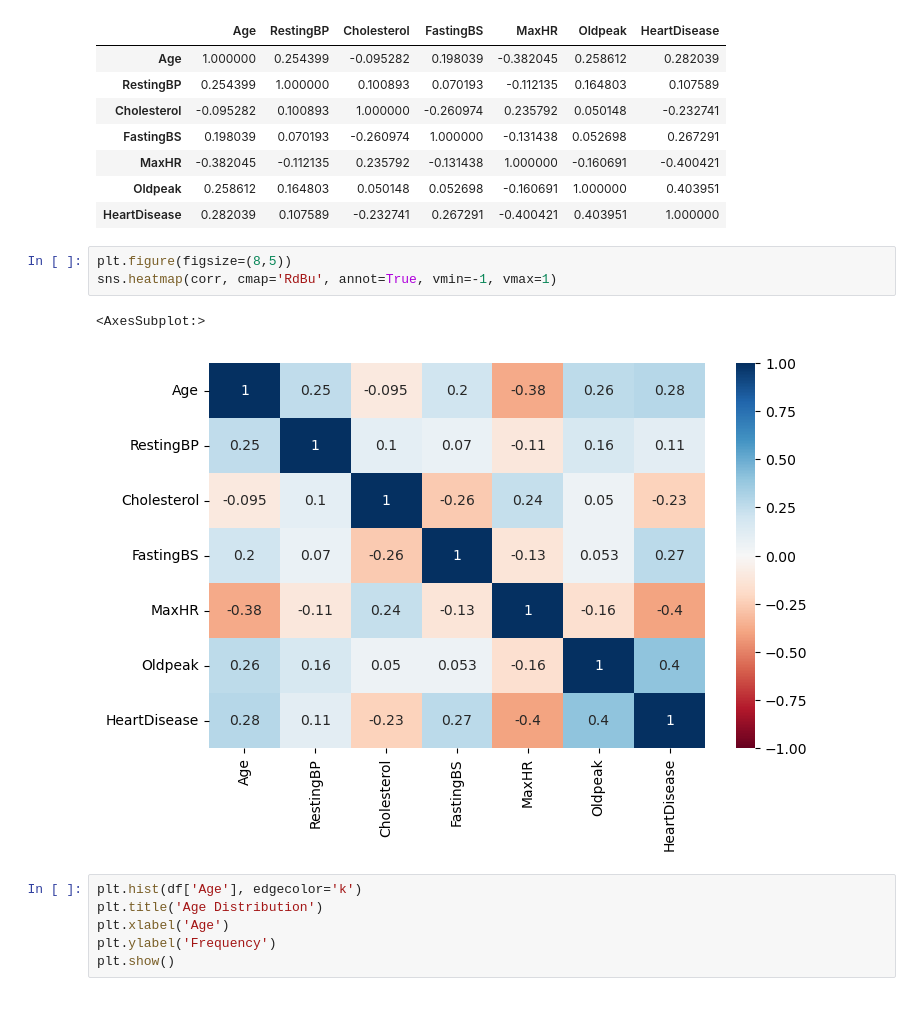
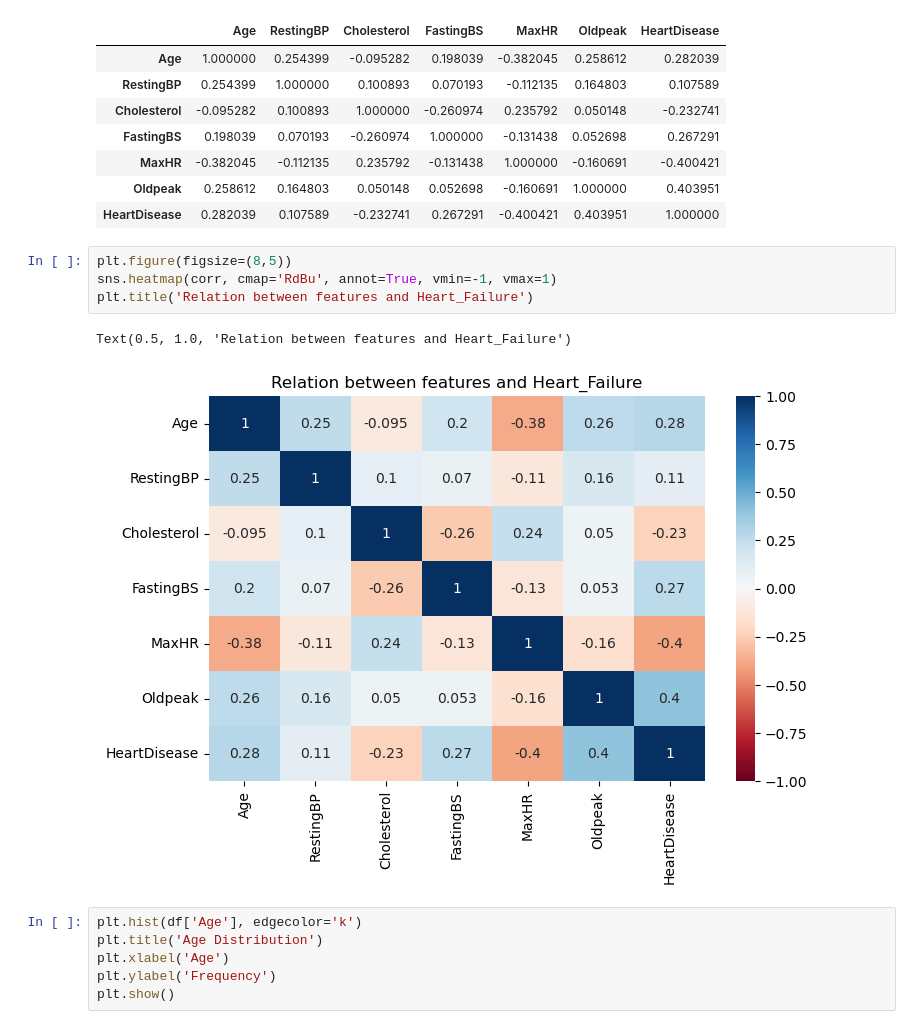
Before and after one commit to Rana0Ahmed/Heart-Failure-Prediction, a Jupyter notebook: Heart Failure Prediction.ipynb, the cells around one changed output. Saved outputs shown, nothing was run; the diff lists cells and outputs as text.

```diff
--- a/Heart Failure Prediction.ipynb
+++ b/Heart Failure Prediction.ipynb
@@ -70,9 +76,10 @@ corr
 # %%
 plt.figure(figsize=(8,5))
 sns.heatmap(corr, cmap='RdBu', annot=True, vmin=-1, vmax=1)
+plt.title('Relation between features and Heart_Failure')
 # %% [output]
-<AxesSubplot:>
+Text(0.5, 1.0, 'Relation between features and Heart_Failure')
-[figure, old version]
+[figure, new version]
 # %%
 plt.hist(df['Age'], edgecolor='k')
 plt.title('Age Distribution')
```
Also changed, not shown: parts of 15 cells of this notebook.
